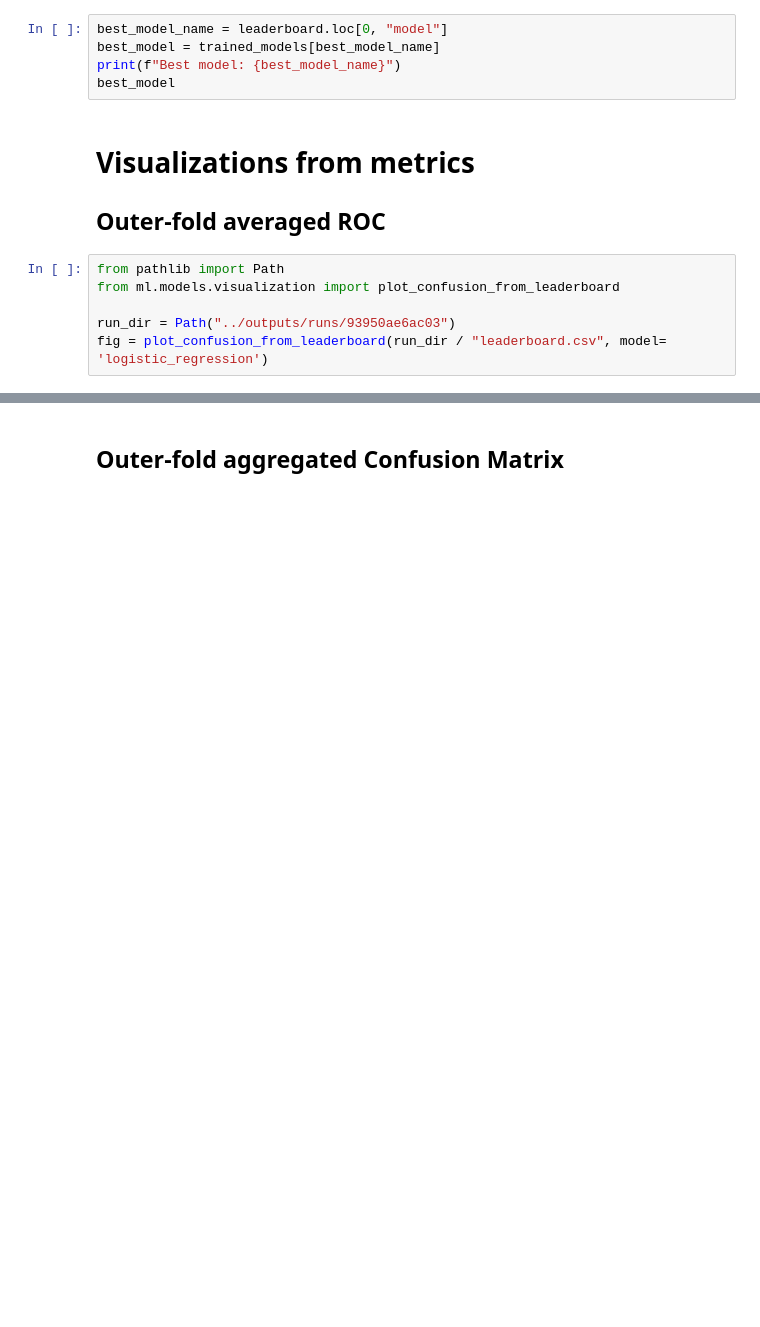
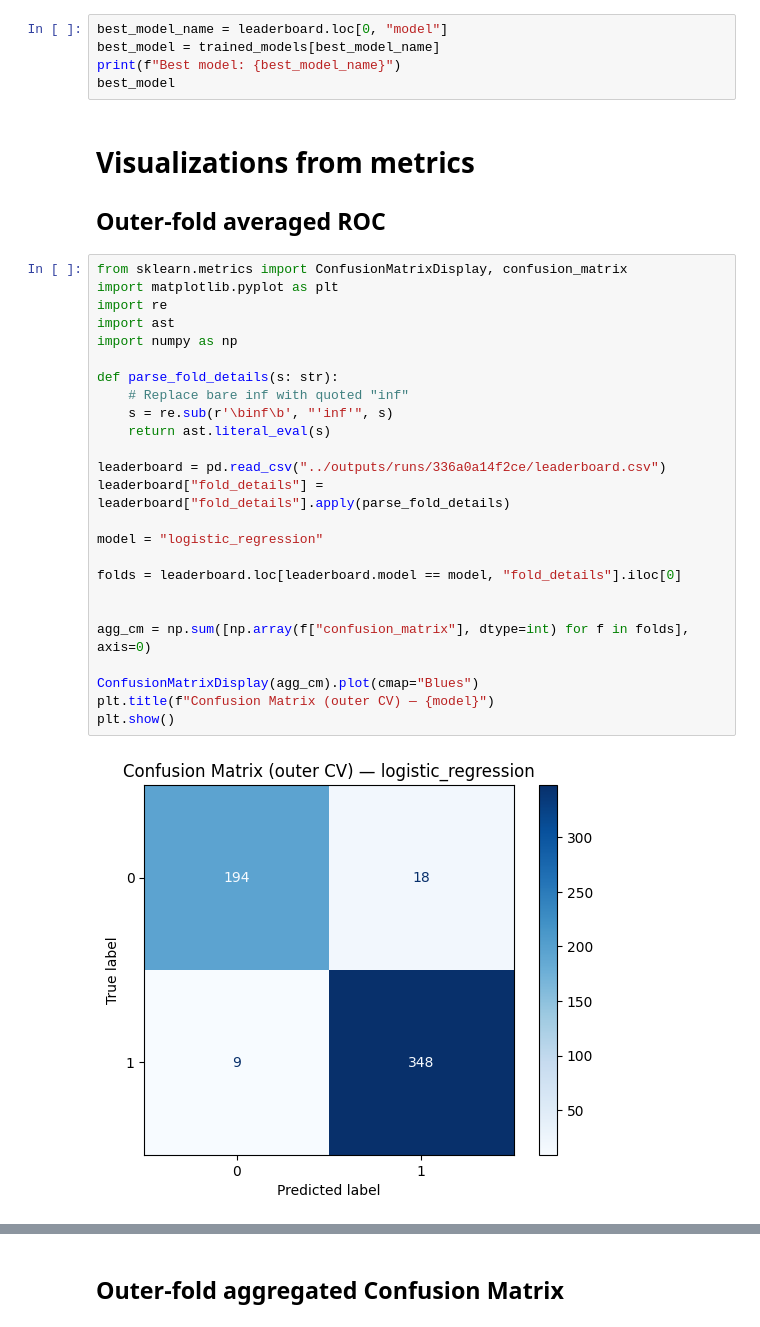
Before and after one commit to WewerAlbrechtsenLab/ML, a Jupyter notebook: notebooks/ML.ipynb, the cells around one changed output, grey strips where cells are left out. Drawn from its saved outputs; the diff is of its cells as text; blank space fills up the shorter version.

```diff
--- a/notebooks/ML.ipynb
+++ b/notebooks/ML.ipynb
@@ -79,11 +110,32 @@ best_model
 # Visualizations from metrics
 ## Outer-fold averaged ROC
 # %%
-from pathlib import Path
-from ml.models.visualization import plot_confusion_from_leaderboard
+from sklearn.metrics import ConfusionMatrixDisplay, confusion_matrix
+import matplotlib.pyplot as plt
+import re
+import ast
+import numpy as np
 
-run_dir = Path("../outputs/runs/93950ae6ac03")
-fig = plot_confusion_from_leaderboard(run_dir / "leaderboard.csv", model= 'logistic_regression')
+def parse_fold_details(s: str):
+    # Replace bare inf with quoted "inf"
+    s = re.sub(r'\binf\b', "'inf'", s)
+    return ast.literal_eval(s)
+
+leaderboard = pd.read_csv("../outputs/runs/336a0a14f2ce/leaderboard.csv")
+leaderboard["fold_details"] = leaderboard["fold_details"].apply(parse_fold_details)
+
+model = "logistic_regression"
+
+folds = leaderboard.loc[leaderboard.model == model, "fold_details"].iloc[0]
+
+
+agg_cm = np.sum([np.array(f["confusion_matrix"], dtype=int) for f in folds], axis=0)
+
+ConfusionMatrixDisplay(agg_cm).plot(cmap="Blues")
+plt.title(f"Confusion Matrix (outer CV) — {model}")
+plt.show()
+# %% [output]
+[figure, added]
 # %%
 from pathlib import Path
 from ml.models.visualization import plot_cv_roc_curves_from_metrics
```
Also changed, not shown: parts of 8 cells of this notebook, 21 other files.
